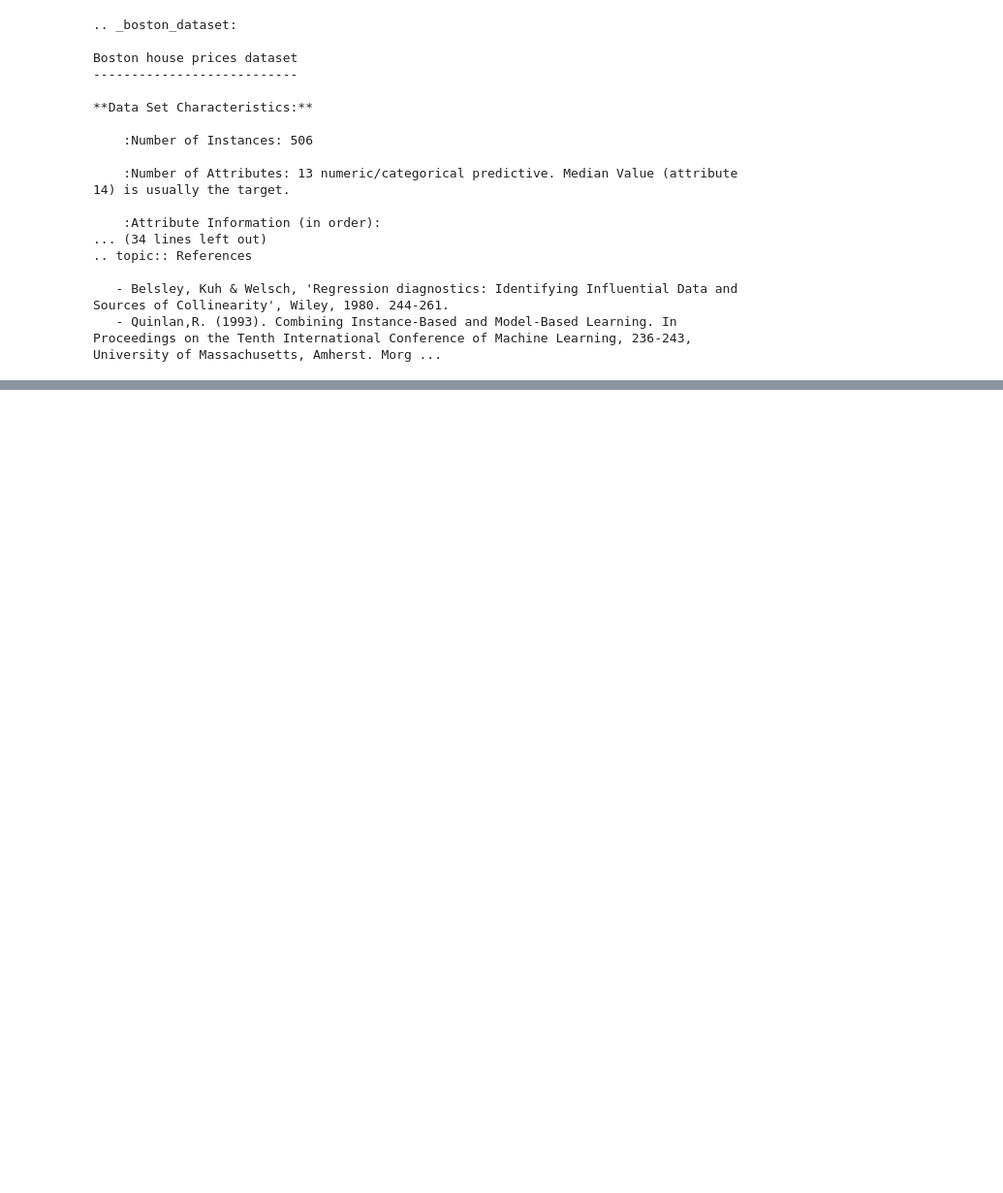
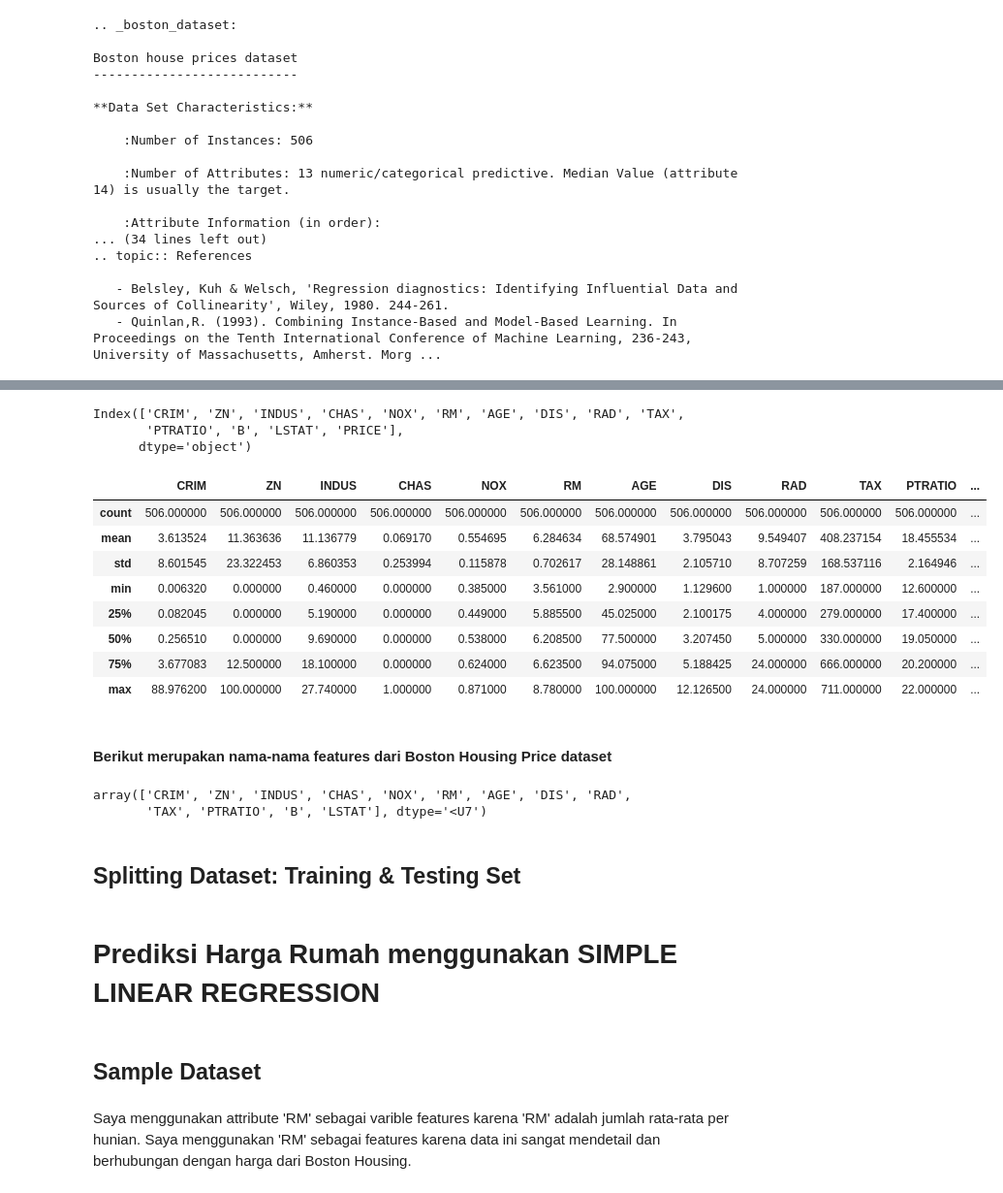
Before and after one commit to EunikeTirzaKerenhapukh/Data-Science, a Jupyter notebook: UTS Pengenalan Data Science .ipynb, the cells around one changed output, grey strips where cells are left out. Shown at 97% size. Saved outputs shown, nothing was run; the diff lists cells and outputs as text; code cells hidden in the pictures; blank space fills up the shorter version.

```diff
--- a/UTS Pengenalan Data Science .ipynb
+++ b/UTS Pengenalan Data Science .ipynb
@@ -8,5 +8,6 @@ Mengimport load_boston yang digunakan sebagai dataset.
 from sklearn.datasets import load_boston
 
 boston_dataset = load_boston()
-boston_dataset
+boston_df = pd.DataFrame(boston_dataset.data)
+boston_df.head()
 # %% [output]
@@ -64,0 +84,3 @@ X.shape
+# %%
+boston_df.columns = boston_dataset.feature_names
+boston_df.head()
@@ -64,0 +94,30 @@ X.shape
+# %%
+boston_df['PRICE'] = boston_dataset.target
+# %%
+boston_df.columns
+# %% [output]
+Index(['CRIM', 'ZN', 'INDUS', 'CHAS', 'NOX', 'RM', 'AGE', 'DIS', 'RAD', 'TAX',
+       'PTRATIO', 'B', 'LSTAT', 'PRICE'],
+      dtype='object')
+# %%
+boston_df.describe()
+# %% [output]
+|  | CRIM | ZN | INDUS | CHAS | NOX | RM | AGE | DIS | RAD | TAX | PTRATIO | ... |
+| count | 506.000000 | 506.000000 | 506.000000 | 506.000000 | 506.000000 | 506.000000 | 506.000000 | 506.000000 | 506.000000 | 506.000000 | 506.000000 | ... |
+| mean | 3.613524 | 11.363636 | 11.136779 | 0.069170 | 0.554695 | 6.284634 | 68.574901 | 3.795043 | 9.549407 | 408.237154 | 18.455534 | ... |
+| std | 8.601545 | 23.322453 | 6.860353 | 0.253994 | 0.115878 | 0.702617 | 28.148861 | 2.105710 | 8.707259 | 168.537116 | 2.164946 | ... |
+| min | 0.006320 | 0.000000 | 0.460000 | 0.000000 | 0.385000 | 3.561000 | 2.900000 | 1.129600 | 1.000000 | 187.000000 | 12.600000 | ... |
+| 25% | 0.082045 | 0.000000 | 5.190000 | 0.000000 | 0.449000 | 5.885500 | 45.025000 | 2.100175 | 4.000000 | 279.000000 | 17.400000 | ... |
+| 50% | 0.256510 | 0.000000 | 9.690000 | 0.000000 | 0.538000 | 6.208500 | 77.500000 | 3.207450 | 5.000000 | 330.000000 | 19.050000 | ... |
+| 75% | 3.677083 | 12.500000 | 18.100000 | 0.000000 | 0.624000 | 6.623500 | 94.075000 | 5.188425 | 24.000000 | 666.000000 | 20.200000 | ... |
+| max | 88.976200 | 100.000000 | 27.740000 | 1.000000 | 0.871000 | 8.780000 | 100.000000 | 12.126500 | 24.000000 | 711.000000 | 22.000000 | ... |
+# %% [markdown]
+#### Berikut merupakan nama-nama features dari Boston Housing Price dataset
+# %%
+feature_names = boston_dataset.feature_names
+feature_names
+# %% [output]
+array(['CRIM', 'ZN', 'INDUS', 'CHAS', 'NOX', 'RM', 'AGE', 'DIS', 'RAD',
+       'TAX', 'PTRATIO', 'B', 'LSTAT'], dtype='<U7')
+# %% [markdown]
+## Splitting Dataset: Training & Testing Set
@@ -64,0 +130,6 @@ X.shape
+# %% [markdown]
+# Prediksi Harga Rumah menggunakan     SIMPLE LINEAR REGRESSION
+# %% [markdown]
+## Sample Dataset
+# %% [markdown]
+Saya menggunakan attribute 'RM' sebagai varible features karena 'RM' adalah jumlah rata-rata per hunian. Saya menggunakan 'RM' sebagai features karena data ini sangat mendetail dan berhubungan dengan harga dari Boston Housing.
```
Also changed, not shown: parts of 77 cells of this notebook.
